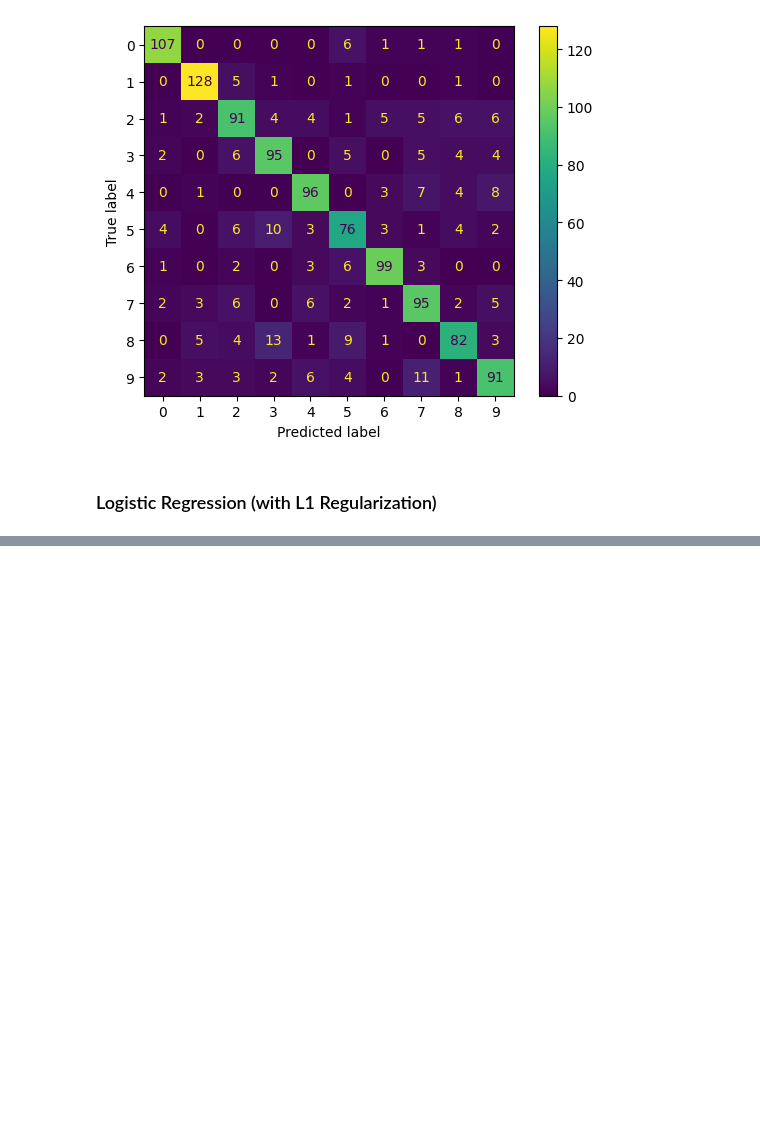
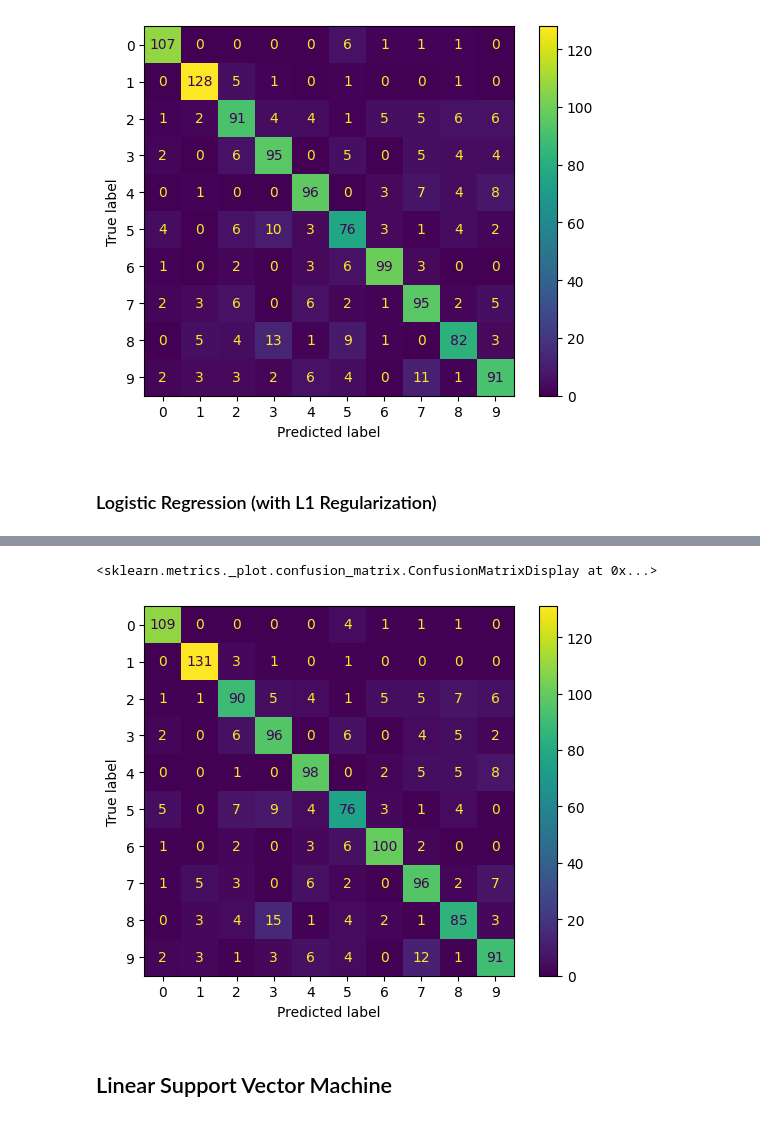
Before and after one commit to ThomasPrins1/MachineLearning_EE, a Jupyter notebook: Project_CE_IMG/project_notebook_with_gpu_accel.ipynb, the cells around one changed output, grey strips where cells are left out. Drawn from its saved outputs; the diff is of its cells as text; code cells hidden in the pictures; blank space fills up the shorter version.

Commit message:
Trained all models, now testing remains - plan is to test on two most accurate models in each scenario

```diff
--- a/Project_CE_IMG/project_notebook_with_gpu_accel.ipynb
+++ b/Project_CE_IMG/project_notebook_with_gpu_accel.ipynb
@@ -644,0 +671,7 @@ C value of best model:  1.0
+# %%
+ConfusionMatrixDisplay(best_model_var_100[2], display_labels=range(10)).plot()
+# %% [output]
+<sklearn.metrics._plot.confusion_matrix.ConfusionMatrixDisplay at 0x...>
+[figure, added]
+# %% [markdown]
+## Linear Support Vector Machine
```
Also changed, not shown: parts of 19 cells of this notebook.
